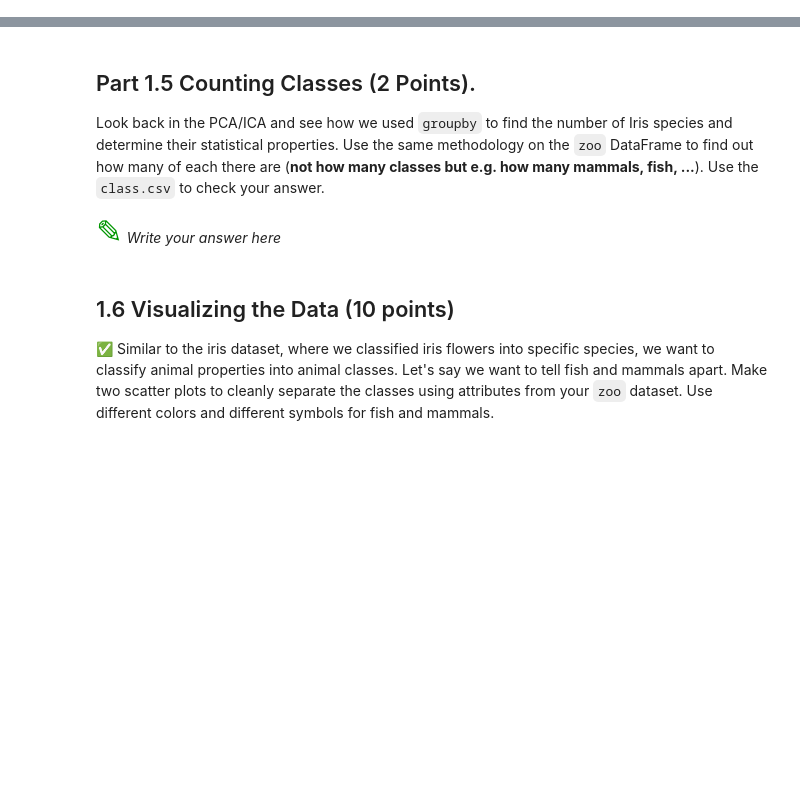
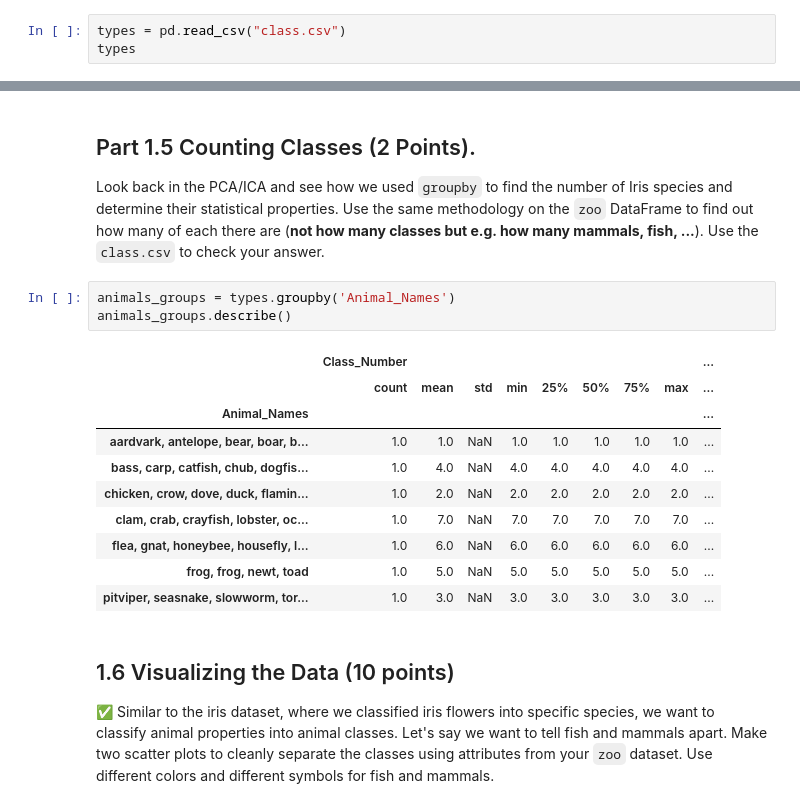
Before and after one commit to dcarmstron9/CMSE202-s23-turnin, a Jupyter notebook: HW#2.ipynb, the cells around one changed output, grey strips where cells are left out. Cells and saved outputs as stored; diff of their text form; blank space fills up the shorter version.

```diff
--- a/HW#2.ipynb
+++ b/HW#2.ipynb
@@ -85,0 +122,3 @@ Look at both datasets (`class.csv`, `zoo.csv`). Describe the contents of both da
+# %%
+types = pd.read_csv("class.csv")
+types
@@ -87,8 +135,20 @@ Look at both datasets (`class.csv`, `zoo.csv`). Describe the contents of both da
 ## Part 1.5 Counting Classes (2 Points).
 
 Look back in the PCA/ICA and see how we used `groupby` to find the number of Iris species and determine their statistical properties. Use the same methodology on the `zoo` DataFrame to find out how many of each there are (**not how many classes but e.g. how many mammals, fish, ...**). Use the `class.csv` to check your answer.
-# %% [markdown]
-<font size=6 color="#009600">&#9998;</font> *Write your answer here*
+# %%
+animals_groups = types.groupby('Animal_Names')
+animals_groups.describe()
+# %% [output]
+|  | Class_Number |  |  |  |  |  |  |  | ... |
+|  | count | mean | std | min | 25% | 50% | 75% | max | ... |
+| Animal_Names |  |  |  |  |  |  |  |  | ... |
+| aardvark, antelope, bear, boar, b... | 1.0 | 1.0 | NaN | 1.0 | 1.0 | 1.0 | 1.0 | 1.0 | ... |
+| bass, carp, catfish, chub, dogfis... | 1.0 | 4.0 | NaN | 4.0 | 4.0 | 4.0 | 4.0 | 4.0 | ... |
+| chicken, crow, dove, duck, flamin... | 1.0 | 2.0 | NaN | 2.0 | 2.0 | 2.0 | 2.0 | 2.0 | ... |
+| clam, crab, crayfish, lobster, oc... | 1.0 | 7.0 | NaN | 7.0 | 7.0 | 7.0 | 7.0 | 7.0 | ... |
+| flea, gnat, honeybee, housefly, l... | 1.0 | 6.0 | NaN | 6.0 | 6.0 | 6.0 | 6.0 | 6.0 | ... |
+| frog, frog, newt, toad | 1.0 | 5.0 | NaN | 5.0 | 5.0 | 5.0 | 5.0 | 5.0 | ... |
+| pitviper, seasnake, slowworm, tor... | 1.0 | 3.0 | NaN | 3.0 | 3.0 | 3.0 | 3.0 | 3.0 | ... |
 # %% [markdown]
 ## 1.6 Visualizing the Data (10 points)
 
```
Also changed, not shown: parts of 8 cells of this notebook.
